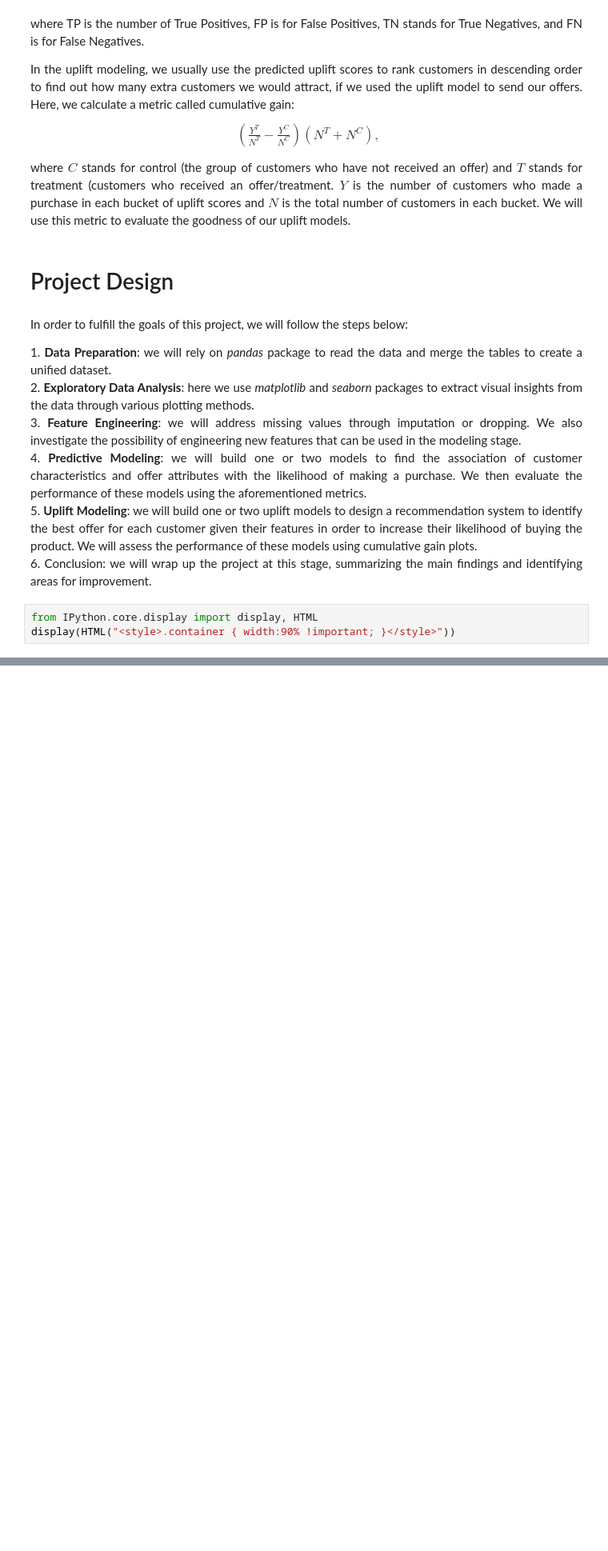
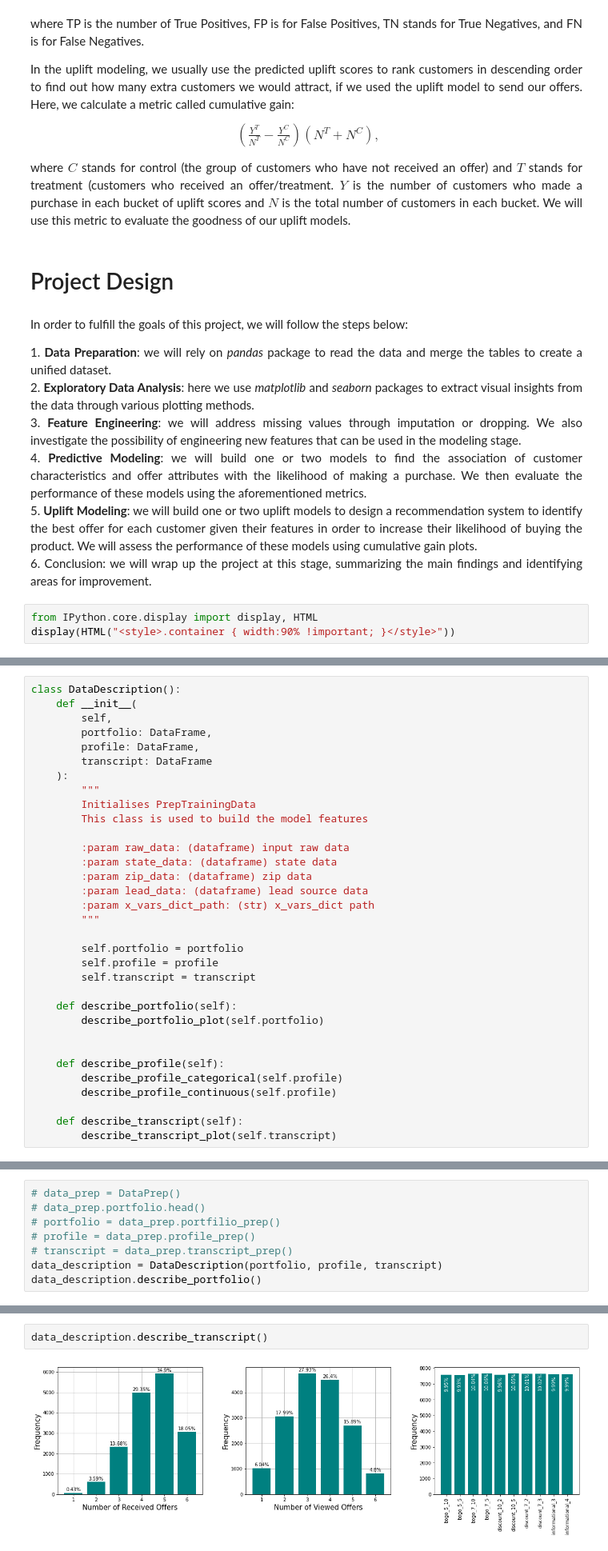
Before and after one commit to soodimilanlouei/Starbuck-Capstone-Challenge, a Jupyter notebook: Starbucks Capstone Project-Copy1.ipynb, the cells around one changed output, grey strips where cells are left out. Shown at 80% size. Cells and saved outputs as stored; diff of their text form; blank space fills up the shorter version.

```diff
--- a/Starbucks Capstone Project-Copy1.ipynb
+++ b/Starbucks Capstone Project-Copy1.ipynb
@@ -967,0 +246,33 @@ print(sklearn.__version__)
+# %%
+class DataDescription():
+    def __init__(
+        self,
+        portfolio: DataFrame,
+        profile: DataFrame,
+        transcript: DataFrame
+    ):
+        """
+        Initialises PrepTrainingData
+        This class is used to build the model features
+
+        :param raw_data: (dataframe) input raw data
+        :param state_data: (dataframe) state data
+        :param zip_data: (dataframe) zip data
+        :param lead_data: (dataframe) lead source data
+        :param x_vars_dict_path: (str) x_vars_dict path
+        """
+
+        self.portfolio = portfolio
+        self.profile = profile
+        self.transcript = transcript
+
+    def describe_portfolio(self):
+        describe_portfolio_plot(self.portfolio)
+
+
+    def describe_profile(self):
+        describe_profile_categorical(self.profile)
+        describe_profile_continuous(self.profile)
+
+    def describe_transcript(self):
+        describe_transcript_plot(self.transcript)
@@ -967,0 +562,8 @@ print(sklearn.__version__)
+# %%
+# data_prep = DataPrep()
+# data_prep.portfolio.head()
+# portfolio = data_prep.portfilio_prep()
+# profile = data_prep.profile_prep()
+# transcript = data_prep.transcript_prep()
+data_description = DataDescription(portfolio, profile, transcript)
+data_description.describe_portfolio()
@@ -967,0 +578,4 @@ print(sklearn.__version__)
+# %%
+data_description.describe_transcript()
+# %% [output]
+[figure, added]
```
Also changed, not shown: parts of 67 cells of this notebook, 2 other files.
